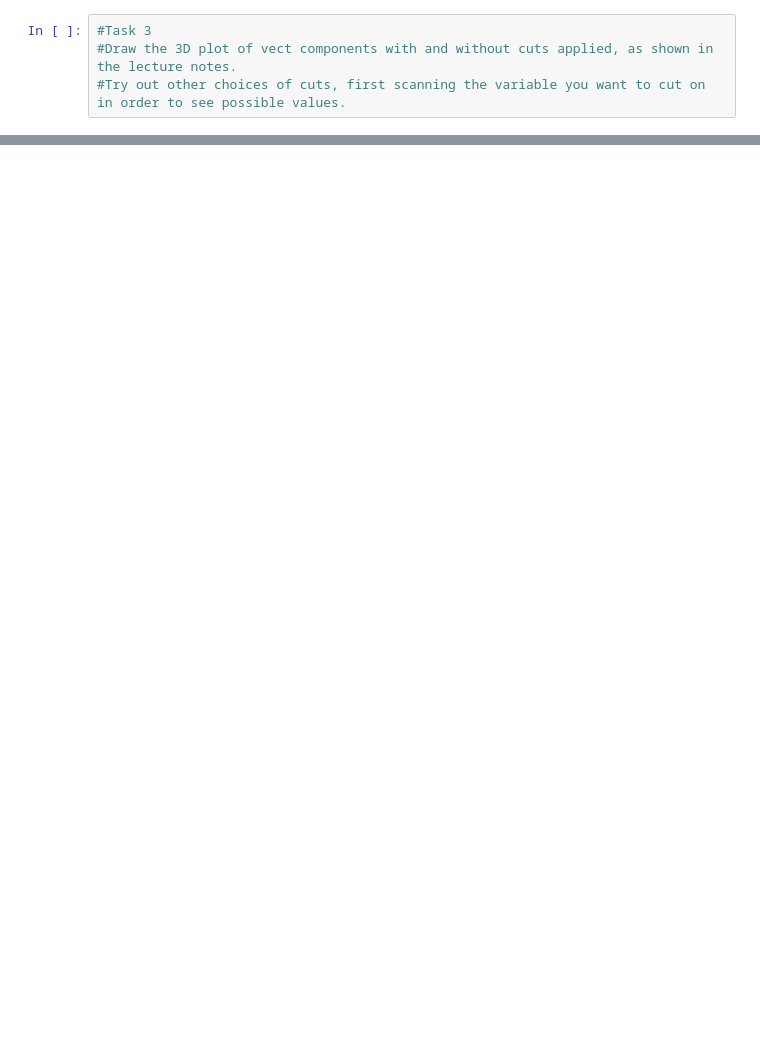
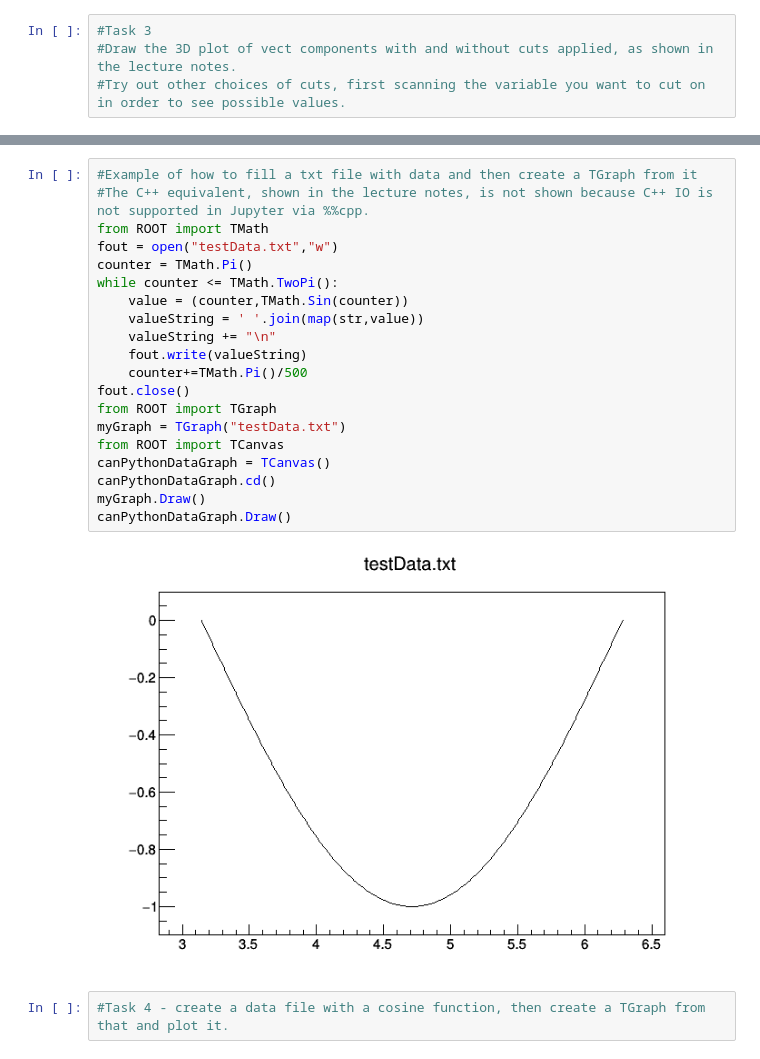
Before and after one commit to shefmarkh/ROOTSheffieldTeachingMaterial2020, a Jupyter notebook: Lecture1.ipynb, the cells around one changed output, grey strips where cells are left out. Drawn from its saved outputs; the diff is of its cells as text; blank space fills up the shorter version.

Commit message:
Add example of filling a text file with data and making a TGraph from it (Lecture 1).

```diff
--- a/Lecture1.ipynb
+++ b/Lecture1.ipynb
@@ -116,0 +173,24 @@ hEven_TH1F.Scale(1./hEven_TH1F.Integral())#not working yet - why global director
+# %%
+#Example of how to fill a txt file with data and then create a TGraph from it
+#The C++ equivalent, shown in the lecture notes, is not shown because C++ IO is not supported in Jupyter via %%cpp.
+from ROOT import TMath
+fout = open("testData.txt","w")
+counter = TMath.Pi()
+while counter <= TMath.TwoPi():
+    value = (counter,TMath.Sin(counter))
+    valueString = ' '.join(map(str,value))
+    valueString += "\n"
+    fout.write(valueString)
+    counter+=TMath.Pi()/500
+fout.close()
+from ROOT import TGraph
+myGraph = TGraph("testData.txt")
+from ROOT import TCanvas
+canPythonDataGraph = TCanvas()
+canPythonDataGraph.cd()
+myGraph.Draw()
+canPythonDataGraph.Draw()
+# %% [output]
+[figure, added]
+# %%
+#Task 4 - create a data file with a cosine function, then create a TGraph from that and plot it.
```
Also changed, not shown: parts of 11 cells of this notebook.
